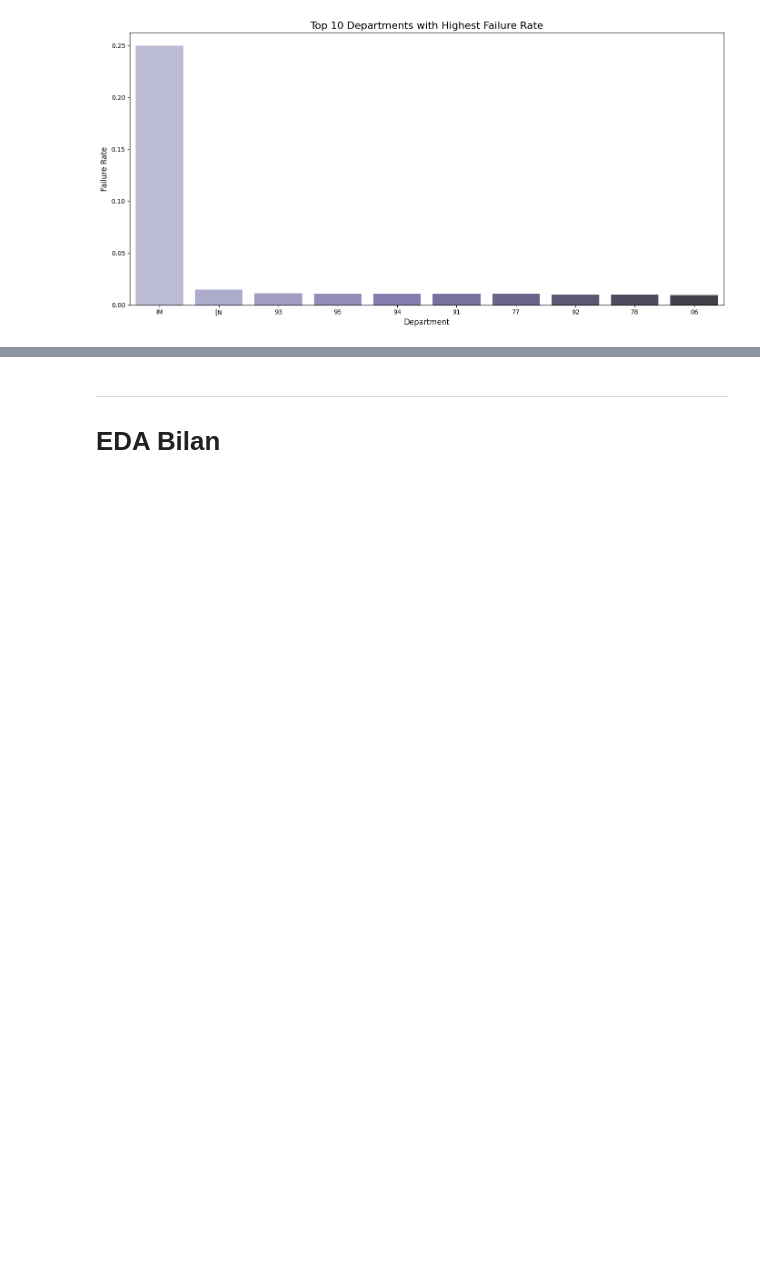
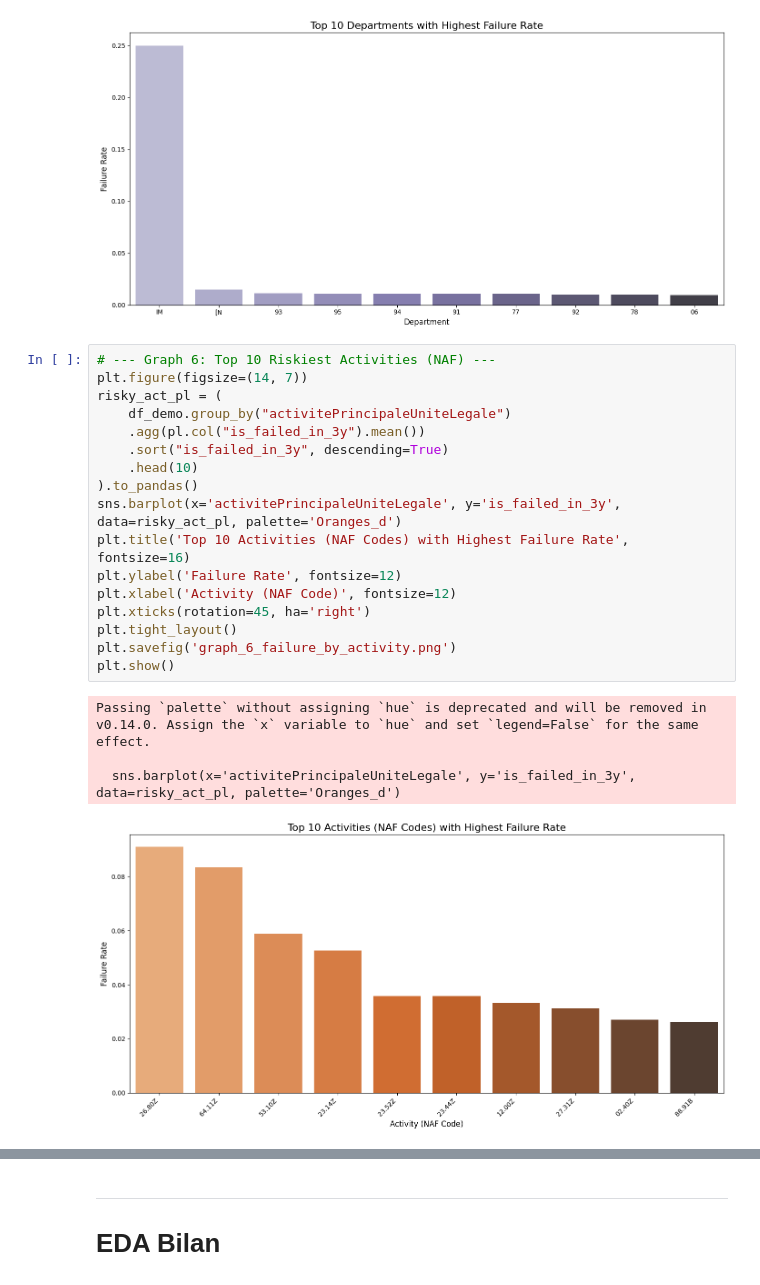
Before and after one commit to ugozchi/AS_Supervised_Learning, a Jupyter notebook: Notebooks/01_EDA.ipynb, the cells around one changed output, grey strips where cells are left out. Cells and saved outputs as stored; diff of their text form; blank space fills up the shorter version.

Commit message:
Activities with Highest Failure Rates and Seasonality

```diff
--- a/Notebooks/01_EDA.ipynb
+++ b/Notebooks/01_EDA.ipynb
@@ -211,3 +211,25 @@ Passing `palette` without assigning `hue` is deprecated and will be removed in v
 
   sns.barplot(x='departement', y='is_failed_in_3y', data=risky_depts_pl, palette='Purples_d')
 [figure]
+# %%
+# --- Graph 6: Top 10 Riskiest Activities (NAF) ---
+plt.figure(figsize=(14, 7))
+risky_act_pl = (
+    df_demo.group_by("activitePrincipaleUniteLegale")
+    .agg(pl.col("is_failed_in_3y").mean())
+    .sort("is_failed_in_3y", descending=True)
+    .head(10)
+).to_pandas()
+sns.barplot(x='activitePrincipaleUniteLegale', y='is_failed_in_3y', data=risky_act_pl, palette='Oranges_d')
+plt.title('Top 10 Activities (NAF Codes) with Highest Failure Rate', fontsize=16)
+plt.ylabel('Failure Rate', fontsize=12)
+plt.xlabel('Activity (NAF Code)', fontsize=12)
+plt.xticks(rotation=45, ha='right')
+plt.tight_layout()
+plt.savefig('graph_6_failure_by_activity.png')
+plt.show()
+# %% [output]
+Passing `palette` without assigning `hue` is deprecated and will be removed in v0.14.0. Assign the `x` variable to `hue` and set `legend=False` for the same effect.
+
+  sns.barplot(x='activitePrincipaleUniteLegale', y='is_failed_in_3y', data=risky_act_pl, palette='Oranges_d')
+[figure, added]
```
Also changed, not shown: parts of 1 cell of this notebook, 2 other files.
